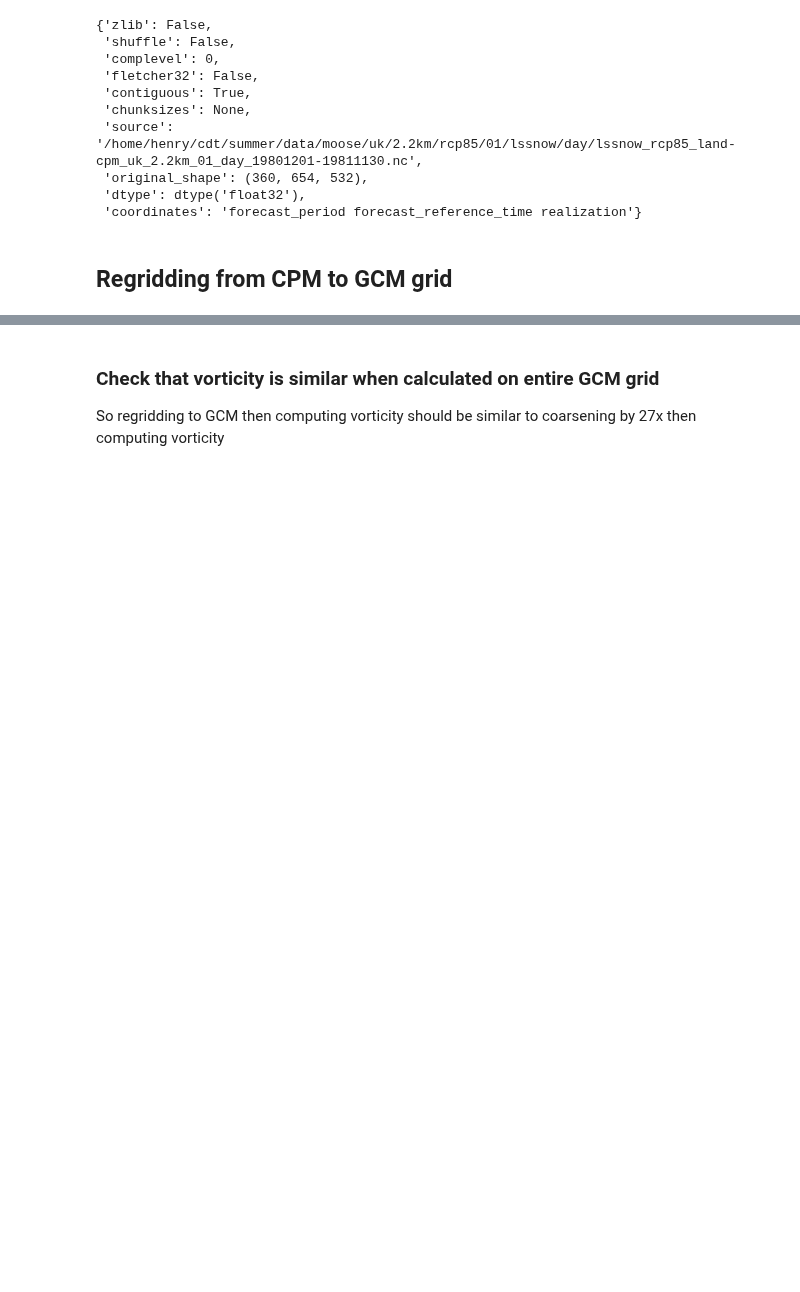
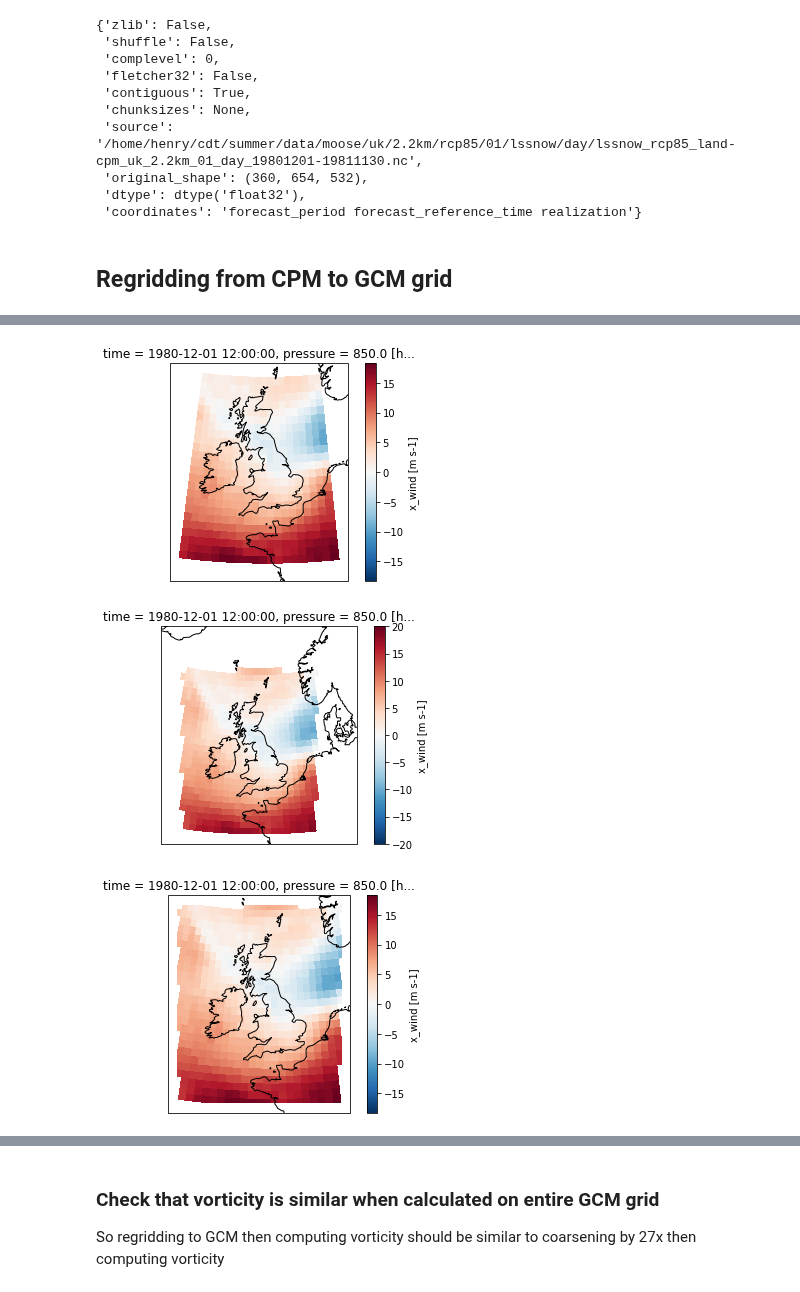
Before and after one commit to henryaddison/ml-downscaling-emulation, a Jupyter notebook: notebooks/learning/regridding-adventures.ipynb, the cells around one changed output, grey strips where cells are left out. Cells and saved outputs as stored; diff of their text form; code cells hidden in the pictures; blank space fills up the shorter version.

```diff
--- a/notebooks/learning/regridding-adventures.ipynb
+++ b/notebooks/learning/regridding-adventures.ipynb
@@ -369,4 +356,32 @@ ywind_regridded_da = xr.DataArray.from_iris(regridder(ywind_src_cube))
 ywind_reregridded_da = xr.DataArray.from_iris(cpm_regridder(gcm_regridder(ywind_src_cube)))
+# %%
+ax = plt.axes(projection=cp_model_rotated_pole)
+
+xwind_regridded_da.isel(time=0, pressure=1).sel(latitude=slice(46,60), longitude=slice(-12, 5)).plot(ax=ax, x='longitude', y='latitude', add_colorbar=True, transform=platecarree)
+
+ax.coastlines()
+
+plt.show()
+
+ax = plt.axes(projection=cp_model_rotated_pole)
+
+xwind_regridded_da.isel(time=0, pressure=1).plot(ax=ax, x='longitude', y='latitude', vmax=20, center=0, add_colorbar=True, transform=platecarree)
+ax.set_extent([-15, 10, 45, 65])
+ax.coastlines()
+
+plt.show()
+
+ax = plt.axes(projection=cp_model_rotated_pole)
+
+xwind_reregridded_da.isel(time=0, pressure=1).plot(ax=ax, x='grid_longitude', y='grid_latitude', add_colorbar=True, transform=cp_model_rotated_pole)
+
+ax.coastlines()
+
+plt.show()
+# %% [output]
+[figure, added]
+[figure, added]
+[figure, added]
 # %%
 ax = plt.axes(projection=cp_model_rotated_pole)
 
```
Also changed, not shown: parts of 23 cells of this notebook.
